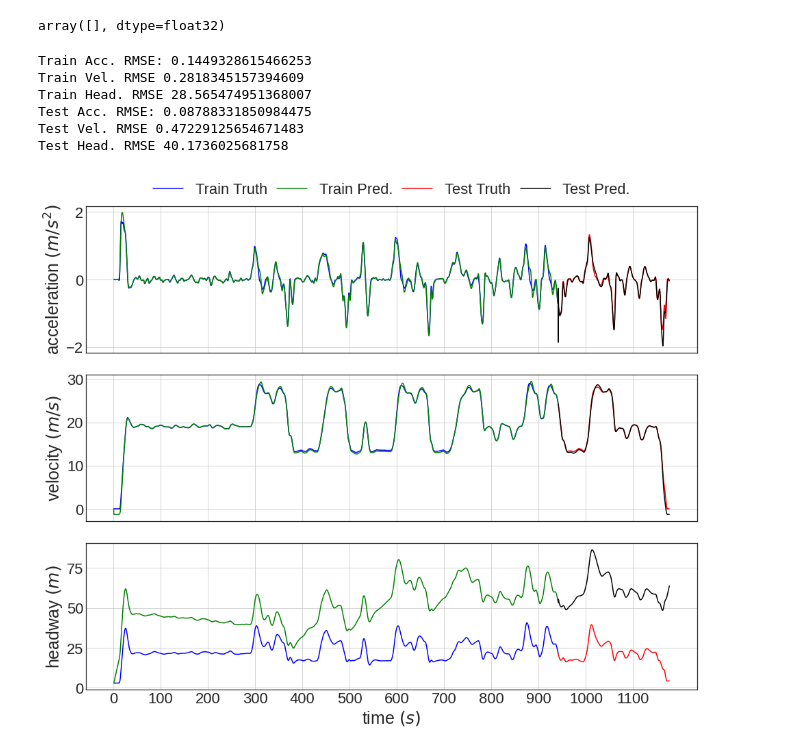
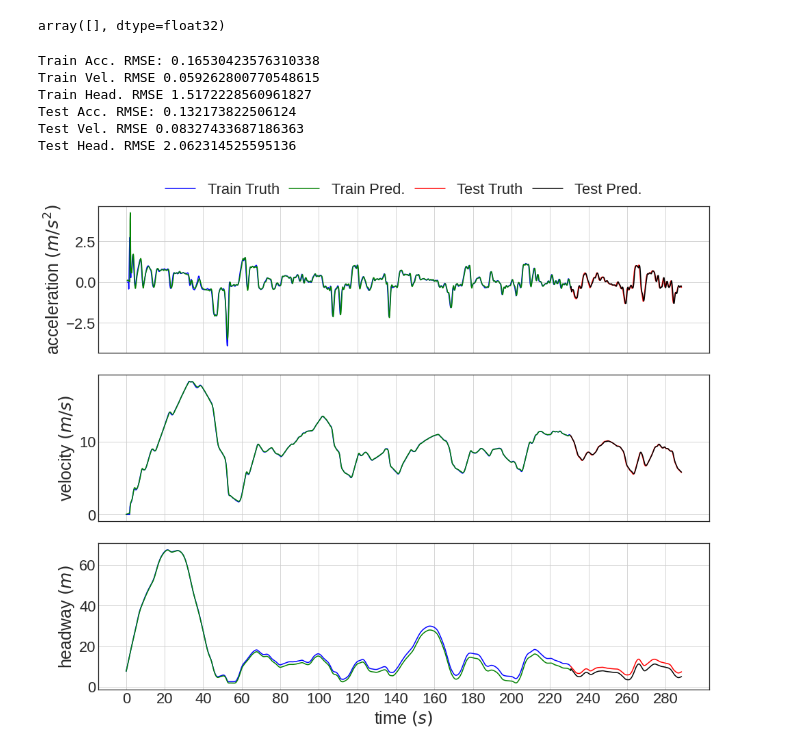
Before and after one commit to coordinated-systems-lab/CarFollowModels, a Jupyter notebook: Models/LSTM/Code/firstTryLSTM (copy2) .ipynb, the cells around one changed output. Drawn from its saved outputs; the diff is of its cells as text; code cells hidden in the pictures.

Commit message:
added updated plots

```diff
--- a/Models/LSTM/Code/firstTryLSTM (copy2) .ipynb
+++ b/Models/LSTM/Code/firstTryLSTM (copy2) .ipynb
@@ -24,7 +24,7 @@ import warnings
 warnings.filterwarnings("ignore", category=UserWarning)
 warnings.filterwarnings("ignore", category=RuntimeWarning)
 # %%
-df = pd.read_csv('../../../Data/ASTAZERO/dataVehicle1.csv', header=None,low_memory=False, encoding='UTF-8')
+df = pd.read_csv('../../../Data/JIANG/dataVehicle101.csv', header=None,low_memory=False, encoding='UTF-8')
 df = df.rename(columns={0:"TIME",1:"LEAD_POS",2:"FOLLOW_POS",3:"LEAD_VEL",4:"FOLLOW_VEL",5:"LEAD_LENGTH"})
 df = pd.DataFrame(df)
 print(df)
@@ -65,8 +65,8 @@ print(np.count_nonzero(sCheck)) # count number of True
 statTrajec = 0
 endTrajec = -1
 
-#t = np.linspace(0, 188.8, 1888, endpoint=False) # 288.4 for JIANG # 188.8 for NAPOLI
-t = t[statTrajec:endTrajec]
+t = np.linspace(0, 288.4, 2884, endpoint=False) # 288.4 for JIANG # 188.8 for NAPOLI
+#t = t[statTrajec:endTrajec]
 
 # Without Scaling
 v = v[statTrajec:endTrajec]
@@ -112,7 +112,7 @@ plt.show()
 # LSTM
 # %%
 st_Traj = 0
-en_Traj = 9405 #1511 #9405 # 2307
+en_Traj = 2307 #1511 #9405 # 2307
 
 X_train = np.stack((v[st_Traj:en_Traj],s[st_Traj:en_Traj],vlead[st_Traj:en_Traj],t[st_Traj:en_Traj]), axis=1)
 
@@ -572,7 +572,7 @@ allData = np.stack((lstm_pred_a, lstm_pred_v, lstm_pred_s, v_p, v, s), axis=1)
 #np.savetxt('../../../Results/LSTM/Predictions/ASTAZERO/LSTM_Stand_ASTA(V).csv', allData, delimiter=',')
 # %%
 # loading predictions from csv files
-my_data = genfromtxt('../../../Results/LSTM/Predictions/ASTAZERO/LSTM_Stand_ASTA(V).csv', delimiter=',')
+my_data = genfromtxt('../../../Results/LSTM/Predictions/JIANG/LSTM_Stand_JIANG(V).csv', delimiter=',')
 lstm_pred_a = my_data[:,0]
 lstm_pred_v = my_data[:,1]
 lstm_pred_s = my_data[:,2]
@@ -610,39 +610,39 @@ plt.rc('xtick', labelsize=22)    # fontsize of the tick labels
 plt.rc('ytick', labelsize=22)    # fontsize of the tick labels
 plt.rc('legend', fontsize=22)    # legend fontsize
 plt.rc('figure', titlesize=12)  # fontsize of the figure title
 
 b1, = ax[0].plot(X_train[5:,3], v_p[5:en_Traj], "b")
 g1, = ax[0].plot(X_prior[5:en_Traj+1,3], lstm_pred_a[5:en_Traj+1], "g")
 r1, = ax[0].plot(acc_truth_plot[:,1], acc_truth_plot[:,0], "r")
 k1, = ax[0].plot(X_prior[en_Traj+1:,3], lstm_pred_a[en_Traj+1:], "k")
 ax[0].set_ylabel('acceleration $(m/s^2)$')
 ax[0].grid(True)
-ax[0].xaxis.set_ticks(np.arange(min(t), max(t), 100)-1)
+ax[0].xaxis.set_ticks(np.arange(min(t), max(t), 20))
 
 ax[1].plot(X_train[:,3], X_train[:,0], "b")
 ax[1].plot(X_prior[:en_Traj+1,3], lstm_pred_v[:en_Traj+1], "g")
 ax[1].plot(v_truth_plot[:,1], v_truth_plot[:,0], "r")
 ax[1].plot(X_prior[en_Traj+1:,3], lstm_pred_v[en_Traj+1:], "k")
 ax[1].set_ylabel('velocity $(m/s)$')
 ax[1].grid(True)
 
 ax[2].plot(X_train[:,3], X_train[:,1], "b")
 ax[2].plot(X_prior[:en_Traj+1,3], lstm_pred_s[:en_Traj+1], "g")
 ax[2].plot(s_truth_plot[:,1], s_truth_plot[:,0], "r")
 ax[2].plot(X_prior[en_Traj+1:,3], lstm_pred_s[en_Traj+1:], "k")
 ax[2].set_ylabel('headway $(m)$')
 ax[2].grid(True)
 ax[2].set_xlabel('time $(s)$')
 
 ax[0].legend((b1, g1, r1, k1), ('Train Truth', 'Train Pred.', 'Test Truth', 'Test Pred.'), bbox_to_anchor=(0.1,1.02,0.8,0.2), mode='expand', loc='lower left', ncol=4, borderaxespad=0, shadow=False)
 
-#plt.savefig('../../../Results/LSTM/Plots/ASTAZERO/LSTM_Stand_ASTA(V).png')
+#plt.savefig('../../../Results/LSTM/Plots/JIANG/LSTM_Stand_JIANG(V).png')
 plt.show()
 # %% [output]
-Train Acc. RMSE: 0.1449328615466253
-Train Vel. RMSE 0.2818345157394609
-Train Head. RMSE 28.565474951368007
-Test Acc. RMSE: 0.08788331850984475
-Test Vel. RMSE 0.47229125654671483
-Test Head. RMSE 40.1736025681758
+Train Acc. RMSE: 0.16530423576310338
+Train Vel. RMSE 0.059262800770548615
+Train Head. RMSE 1.5172228560961827
+Test Acc. RMSE: 0.132173822506124
+Test Vel. RMSE 0.08327433687186363
+Test Head. RMSE 2.062314525595136
-[figure, old version]
+[figure, new version]
```
Also changed, not shown: parts of 3 cells of this notebook, 8 other files.
